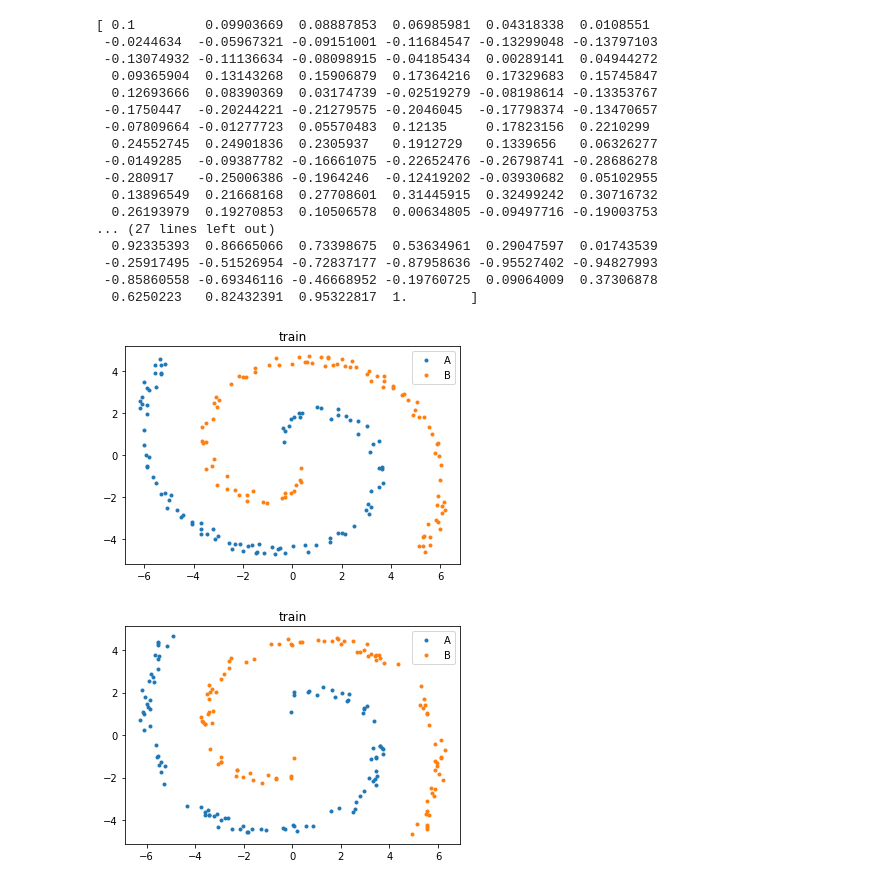
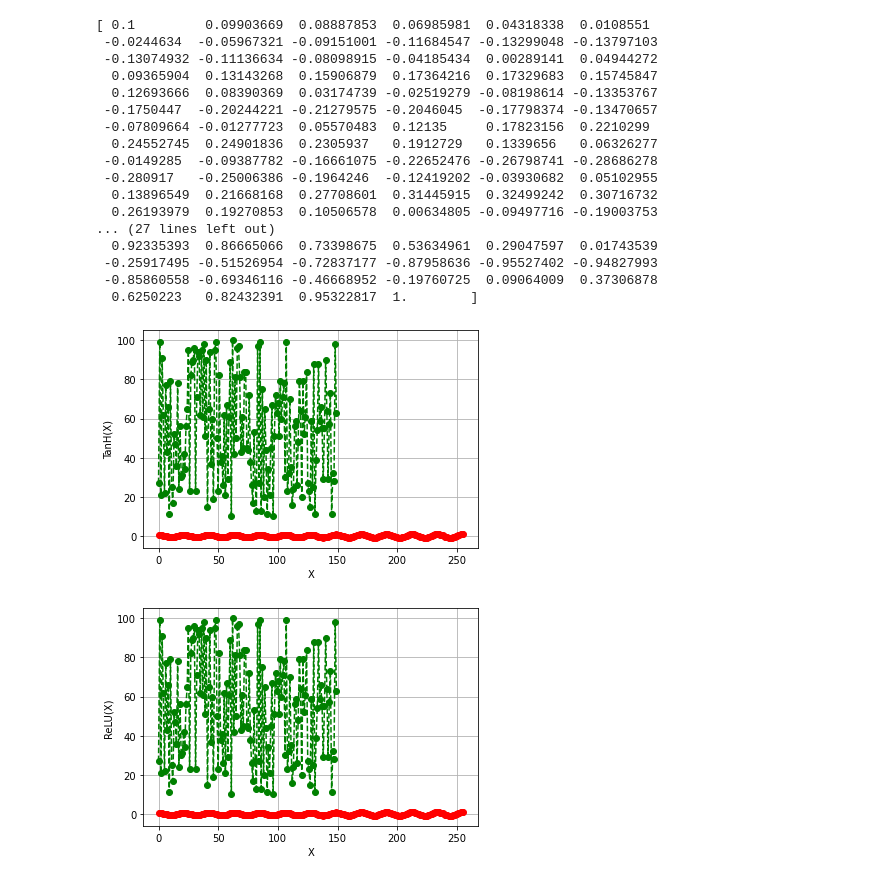
Before and after one commit to sobitaalam/Cvpr, a Jupyter notebook: Q1.ipynb, the cells around one changed output. Cells and saved outputs as stored; diff of their text form; code cells hidden in the pictures.

```diff
--- a/Q1.ipynb
+++ b/Q1.ipynb
@@ -57,43 +68,25 @@ print(x)
  -0.25917495 -0.51526954 -0.72837177 -0.87958636 -0.95527402 -0.94827993
  -0.85860558 -0.69346116 -0.46668952 -0.19760725  0.09064009  0.37306878
   0.6250223   0.82432391  0.95322817  1.        ]
-# %%
-import numpy as np
-import matplotlib.pyplot as plt
-%matplotlib inline
-
-def spirals(n_points, noise=.5):
-    n = np.sqrt(np.random.rand(n_points,1)) * 200 * (2*np.pi)/180
-    d1x = -np.cos(n)*n + np.random.rand(n_points,1) * noise
-    d1y = np.sin(n)*n + np.random.rand(n_points,1) * noise
-    return (np.vstack((np.hstack((d1x,d1y)),np.hstack((-d1x,-d1y)))),
-            np.hstack((np.zeros(n_points),np.ones(n_points))))
-
-X, Y = spirals(100)
-
-plt.title('train')
-plt.plot(X[Y==0,0], X[Y==0,1], '.', label='A')
-plt.plot(X[Y==1,0], X[Y==1,1], '.', label='B')
-plt.legend()
-plt.show()
-import numpy as np
-import matplotlib.pyplot as plt
-%matplotlib inline
-
-def spirals(n_points, noise=.5):
-    n = np.sqrt(np.random.rand(n_points,1)) * 200 * (2*np.pi)/180
-    d1x = -np.cos(n)*n + np.random.rand(n_points,1) * noise
-    d1y = np.sin(n)*n + np.random.rand(n_points,1) * noise
-    return (np.vstack((np.hstack((d1x,d1y)),np.hstack((-d1x,-d1y)))),
-            np.hstack((np.zeros(n_points),np.ones(n_points))))
-
-X, Y = spirals(100)
-
-plt.title('train')
-plt.plot(X[Y==0,0], X[Y==0,1], '.', label='A')
-plt.plot(X[Y==1,0], X[Y==1,1], '.', label='B')
-plt.legend()
-plt.show()
-# %% [output]
-[figure, removed]
-[figure, removed]
+# %%
+import matplotlib.pyplot as plt
+import numpy as np
+
+def plot_graph(y,ylabel):
+    plt.figure()
+    plt.plot(x1,'ro--')
+    plt.plot(x2, 'go--')
+    plt.grid(True)
+    plt.xlabel("X")
+    plt.ylabel(ylabel)
+    plt.show()
+
+y = (np.exp(2*x) - 1) / (np.exp(2*x) + 1)
+plot_graph(y, "TanH(X)")
+# %% [output]
+[figure, added]
+# %%
+y = list(map(lambda a: a if a>=0 else 0, x))
+plot_graph(y,"ReLU(X)")
+# %% [output]
+[figure, added]
```
Also changed, not shown: parts of 3 cells of this notebook.
